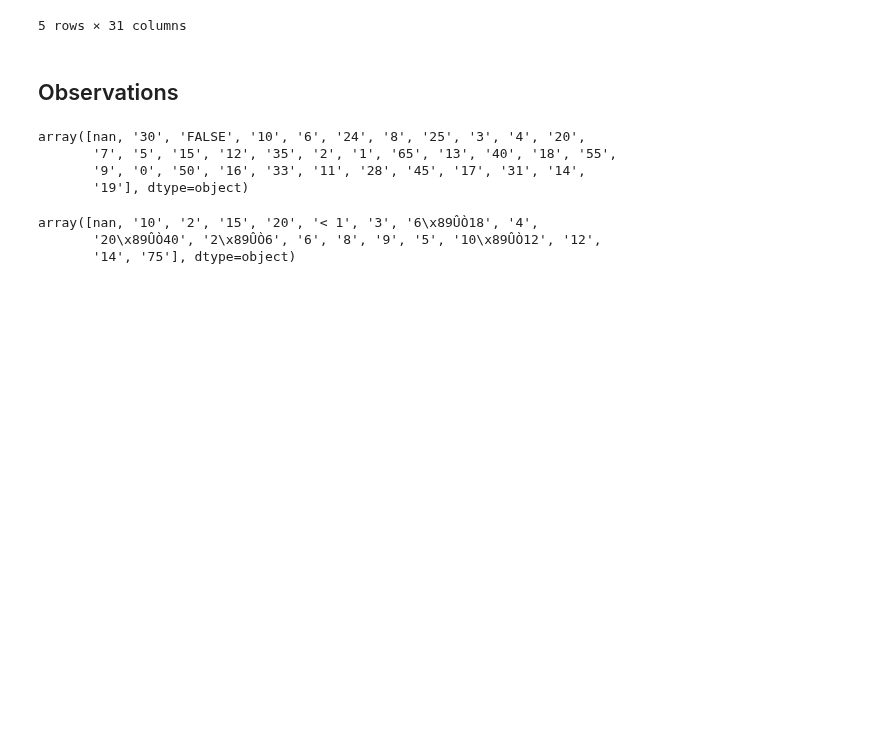
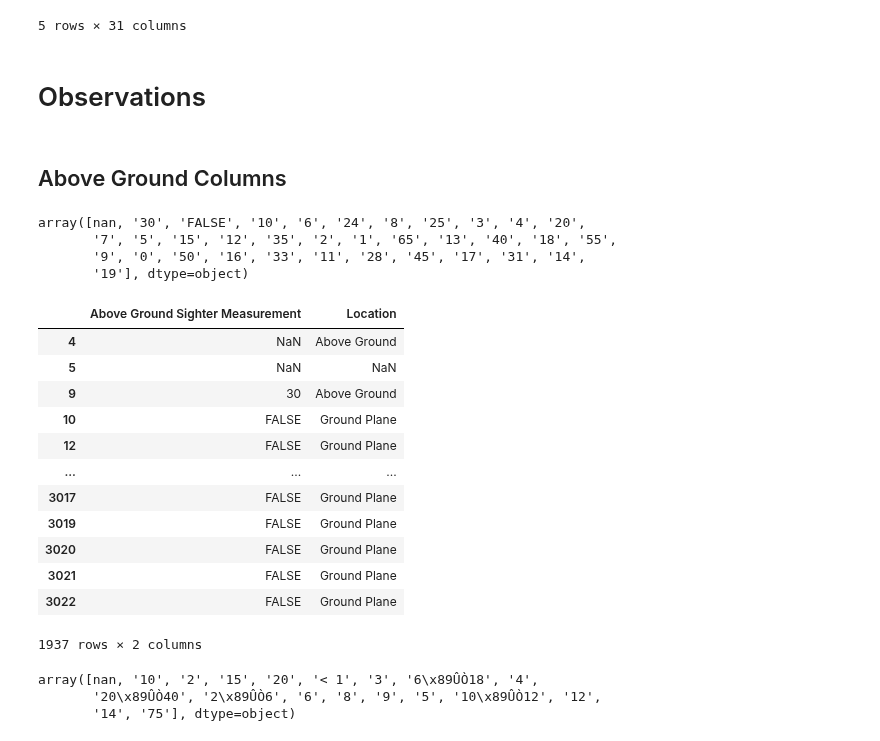
Before and after one commit to alyssahondrade/we-the-new-york-city-squirrels, a Jupyter notebook: squirrel_exploration.ipynb, the cells around one changed output. Saved outputs shown, nothing was run; the diff lists cells and outputs as text; code cells hidden in the pictures; blank space fills up the shorter version.

```diff
--- a/squirrel_exploration.ipynb
+++ b/squirrel_exploration.ipynb
@@ -170,5 +227,7 @@ Unique "other interactions": 152
 | 12 | -73.953217 | 40.791967 | 36I-PM-1007-01 | 36I | PM | 10072018 | 1 | Adult | ... |
 5 rows × 31 columns
 # %% [markdown]
-## Observations
+# Observations
+# %% [markdown]
+## Above Ground Columns
 # %%
@@ -178,4 +238,21 @@ array([nan, '30', 'FALSE', '10', '6', '24', '8', '25', '3', '4', '20',
        '7', '5', '15', '12', '35', '2', '1', '65', '13', '40', '18', '55',
        '9', '0', '50', '16', '33', '11', '28', '45', '17', '31', '14',
        '19'], dtype=object)
+# %%
+# Combine these 2 columns, if FALSE = Ground Plane = height of 0.
+s2018_nonull[["Above Ground Sighter Measurement", "Location"]]
+# %% [output]
+|  | Above Ground Sighter Measurement | Location |
+| 4 | NaN | Above Ground |
+| 5 | NaN | NaN |
+| 9 | 30 | Above Ground |
+| 10 | FALSE | Ground Plane |
+| 12 | FALSE | Ground Plane |
+| ... | ... | ... |
+| 3017 | FALSE | Ground Plane |
+| 3019 | FALSE | Ground Plane |
+| 3020 | FALSE | Ground Plane |
+| 3021 | FALSE | Ground Plane |
+| 3022 | FALSE | Ground Plane |
+1937 rows × 2 columns
 # %%
```
Also changed, not shown: parts of 23 cells of this notebook.
